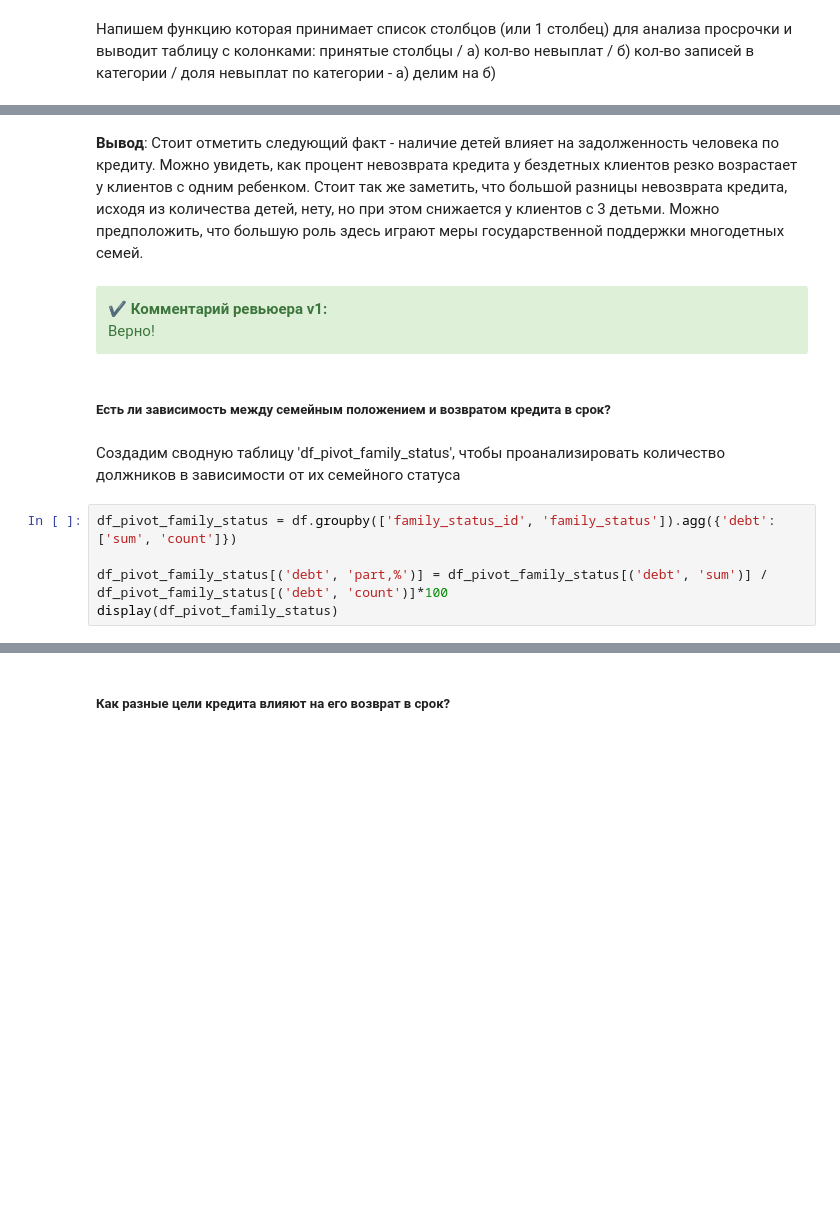
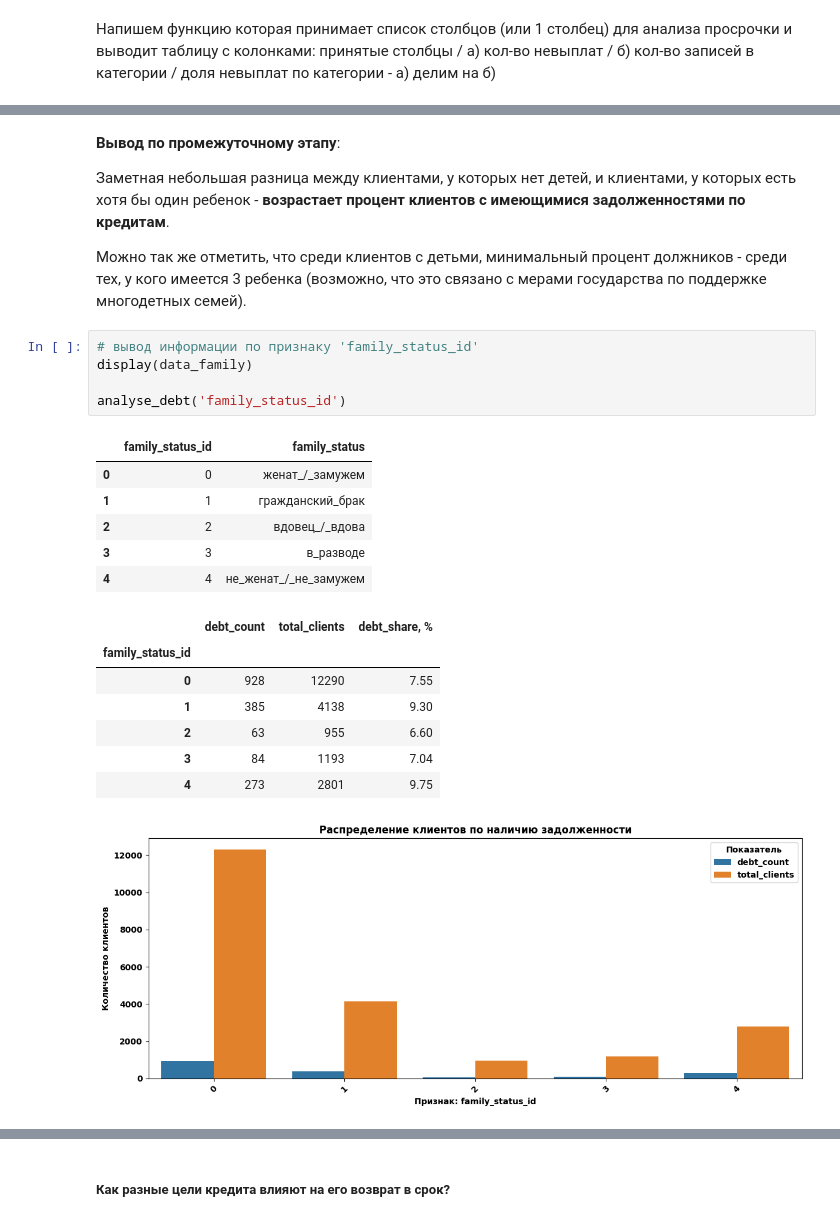
Before and after one commit to MrKostas/Yandex-Praktikum_Data-Analyst-projects, a Jupyter notebook: notebooks/DA_PetProject 2_The Reliability of Borrowers.ipynb, the cells around one changed output, grey strips where cells are left out. Cells and saved outputs as stored; diff of their text form; blank space fills up the shorter version.

```diff
--- a/notebooks/DA_PetProject 2_The Reliability of Borrowers.ipynb
+++ b/notebooks/DA_PetProject 2_The Reliability of Borrowers.ipynb
@@ -536,17 +606,27 @@ display(analyse_debt(['children']))
 # %% [markdown]
-**Вывод**: Стоит отметить следующий факт - наличие детей влияет на задолженность человека по кредиту. Можно увидеть, как процент невозврата кредита у бездетных клиентов резко возрастает у клиентов с одним ребенком. Стоит так же заметить, что большой разницы невозврата кредита, исходя из количества детей, нету, но при этом снижается у клиентов с 3 детьми. Можно предположить, что большую роль здесь играют меры государственной поддержки многодетных семей.
+**Вывод по промежуточному этапу**:
+
+Заметная небольшая разница между клиентами, у которых нет детей, и клиентами, у которых есть хотя бы один ребенок - **возрастает процент клиентов с имеющимися задолженностями по кредитам**.
+
+Можно так же отметить, что среди клиентов с детьми, минимальный процент должников - среди тех, у кого имеется 3 ребенка (возможно, что это связано с мерами государства по поддержке многодетных семей).
-# %% [markdown]
-<div class="alert alert-success">
-<b>✔️ Комментарий ревьюера v1:</b>
-<br>Верно!
-</div>
-# %% [markdown]
-##### Есть ли зависимость между семейным положением и возвратом кредита в срок?
-# %% [markdown]
-Создадим сводную таблицу 'df_pivot_family_status', чтобы проанализировать количество должников в зависимости от их семейного статуса
-# %%
-df_pivot_family_status = df.groupby(['family_status_id', 'family_status']).agg({'debt':['sum', 'count']})
-
-df_pivot_family_status[('debt', 'part,%')] = df_pivot_family_status[('debt', 'sum')] / df_pivot_family_status[('debt', 'count')]*100
-display(df_pivot_family_status)
+# %%
+# вывод информации по признаку 'family_status_id'
+display(data_family)
+
+analyse_debt('family_status_id')
+# %% [output]
+|  | family_status_id | family_status |
+| 0 | 0 | женат_/_замужем |
+| 1 | 1 | гражданский_брак |
+| 2 | 2 | вдовец_/_вдова |
+| 3 | 3 | в_разводе |
+| 4 | 4 | не_женат_/_не_замужем |
+|  | debt_count | total_clients | debt_share, % |
+| family_status_id |  |  |  |
+| 0 | 928 | 12290 | 7.55 |
+| 1 | 385 | 4138 | 9.30 |
+| 2 | 63 | 955 | 6.60 |
+| 3 | 84 | 1193 | 7.04 |
+| 4 | 273 | 2801 | 9.75 |
+[figure, added]
 # %% [markdown]
```
Also changed, not shown: parts of 70 cells of this notebook, 2 other files.
